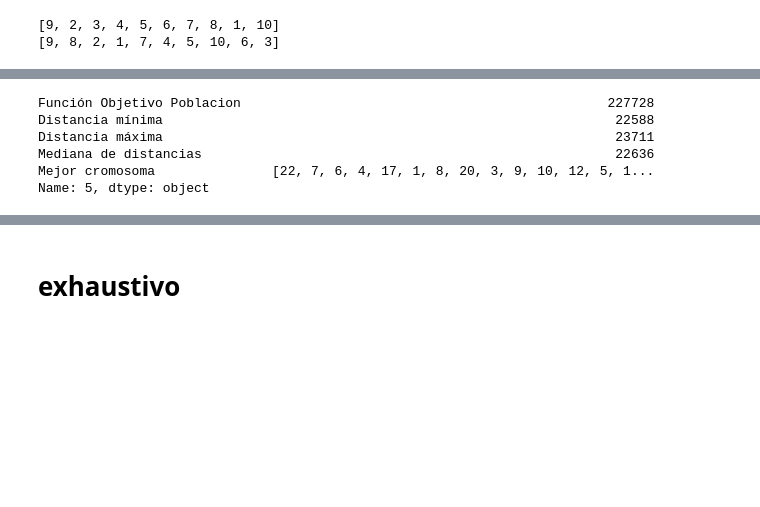
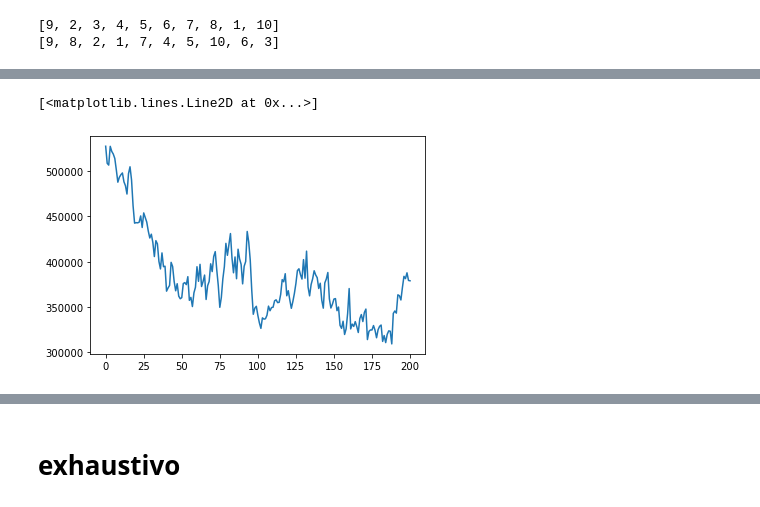
Before and after one commit to agustindangelo/alggeneticos, a Jupyter notebook: tp-viajante/TP3_Algoritmos Geneticos.ipynb, the cells around one changed output, grey strips where cells are left out. Saved outputs shown, nothing was run; the diff lists cells and outputs as text; code cells hidden in the pictures; blank space fills up the shorter version.

Commit message:
optimizacion + fix f objetivo

```diff
--- a/tp-viajante/TP3_Algoritmos Geneticos.ipynb
+++ b/tp-viajante/TP3_Algoritmos Geneticos.ipynb
@@ -328,13 +317,8 @@ print(fitness(a[4], f_obj, capitales))
 # %%
 # probar
-def seleccionar(poblacion, distancias, elitismo = False):
-    lista_poblacion = []
+def seleccionar(lista_poblacion, distancias, elitismo = False):
     id_seleccionado = 0
     padres = []
-    fobj = func_objetivo_v2(poblacion, distancias)
-    for id, individuo in enumerate(poblacion):
-        lista_poblacion.append([id, individuo, fitness_v2(poblacion, individuo, fobj)])
-    lista_poblacion = sorted(lista_poblacion, key=itemgetter(2), reverse=True)
 
     if elitismo:
         padres.append(lista_poblacion[0][1]) #los dos individuos elitistas
@@ -370,13 +354,13 @@ def seleccionar(poblacion, distancias, elitismo = False):
 # %%
 def generar_estadisticos(poblaciones, tabla_distancias):
     '''Genera la tabla, cada fila es una población'''
-    resultados = [[],[],[],[],[]] # valor_fobjetivo, recorrido minimo, recorrido maximo, mediana recorridos, mejor cromosoma
+    resultados = [[],[],[],[],[]] # suma de objetivos en poblacion, recorrido minimo, recorrido maximo, mediana recorridos, mejor cromosoma
 
     for poblacion in poblaciones:
         recorridos = []
         menor_recorrido = 999999999
         for cromosoma in poblacion:
-            recorrido = calcular_distancia(tabla_distancias, cromosoma)
+            recorrido = funcion_objetivo(tabla_distancias, cromosoma)
             recorridos.append((cromosoma, recorrido))
 
             if recorrido < menor_recorrido:
@@ -391,7 +375,7 @@ def generar_estadisticos(poblaciones, tabla_distancias):
         resultados[4].append(mejor_cromosoma)
 
     df = pd.DataFrame(resultados).transpose()
-    df.columns = ['Función Objetivo Poblacion', 'Distancia mínima', 'Distancia máxima', 'Mediana de distancias', 'Mejor cromosoma']
+    df.columns = ['Suma Recorridos Población', 'Recorrido Mínimo', 'Recorrido Máximo', 'Mediana de Recorridos', 'Mejor cromosoma']
     return df
 # %%
 #ver y/o arreglar generar_graficos()
@@ -406,10 +390,15 @@ def main(distancias, p_crossover=0.9, p_mutacion=0.2, ciclos=200, tamaño_poblac
     cantidad_selecciones = tamaño_poblacion // 2
 
     for i in range(ciclos):
-        print(f'ciclo {i}')
+        print(f'ciclo actual: {i}')
+        lista_poblacion = []
+        for id, individuo in enumerate(poblacion_actual):
+            lista_poblacion.append([id, individuo, fitness_v2(poblacion_actual, individuo)])
+        lista_poblacion = sorted(lista_poblacion, key=itemgetter(2), reverse=True)
+
         poblacion_nueva = []
         if elitismo:
-            padre_1, padre_2 = seleccionar(poblacion_actual, distancias, elitismo)
+            padre_1, padre_2 = seleccionar(lista_poblacion, distancias, elitismo)
             poblacion_nueva.append(padre_1)
             poblacion_nueva.append(padre_2)
 
@@ -419,7 +408,7 @@ def main(distancias, p_crossover=0.9, p_mutacion=0.2, ciclos=200, tamaño_poblac
                 continue
 
             # SELECCIONAR
-            padre_1, padre_2 = seleccionar(poblacion_actual, distancias, False)
+            padre_1, padre_2 = seleccionar(lista_poblacion, distancias, False)
 
             # CRUZAR
             if np.random.rand() <= p_crossover:
@@ -454,6 +443,6 @@ def main(distancias, p_crossover=0.9, p_mutacion=0.2, ciclos=200, tamaño_poblac
 
     return resultados, tiempo_ejecucion
 # %%
-resultados, tiempo = main(tabla_distancias, ciclos = 10, tamaño_poblacion=50, elitismo=True)
+resultados, tiempo = main(tabla_distancias, ciclos = 200, tamaño_poblacion=20, elitismo=True)
 resultados
 # %% [output]
@@ -464,9 +479,5 @@ KeyboardInterrupt:
-# %%
-resultados.iloc[-1,:]
-# %% [output]
-Función Objetivo Poblacion                                               227728
-Distancia mínima                                                          22588
-Distancia máxima                                                          23711
-Mediana de distancias                                                     22636
-Mejor cromosoma               [22, 7, 6, 4, 17, 1, 8, 20, 3, 9, 10, 12, 5, 1...
-Name: 5, dtype: object
+# %%
+plt.plot(resultados['Suma Recorridos Población'])
+# %% [output]
+[<matplotlib.lines.Line2D at 0x...>]
+[figure, added]
```
Also changed, not shown: parts of 12 cells of this notebook, 2 other files.
